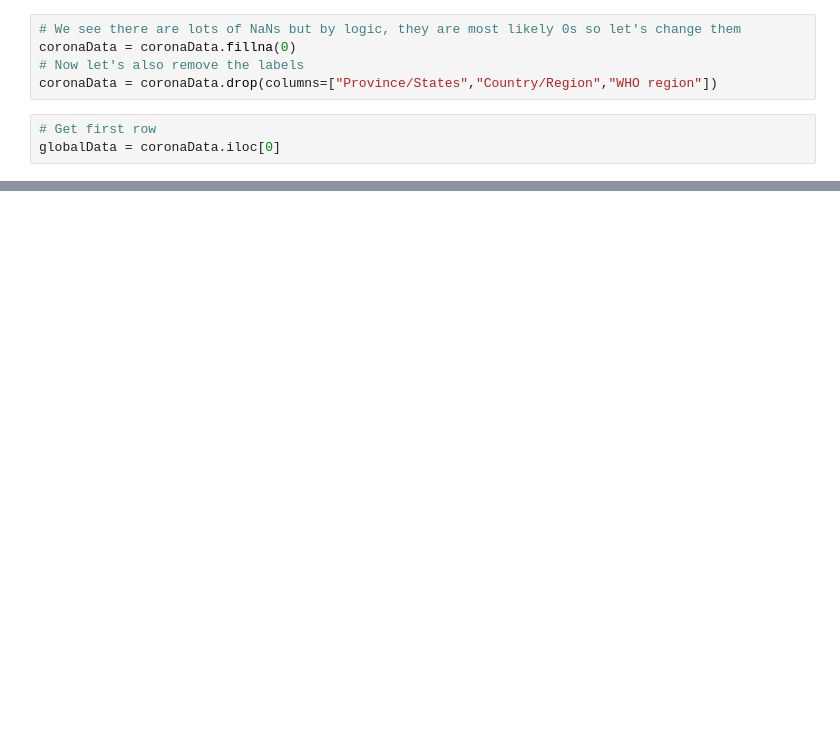
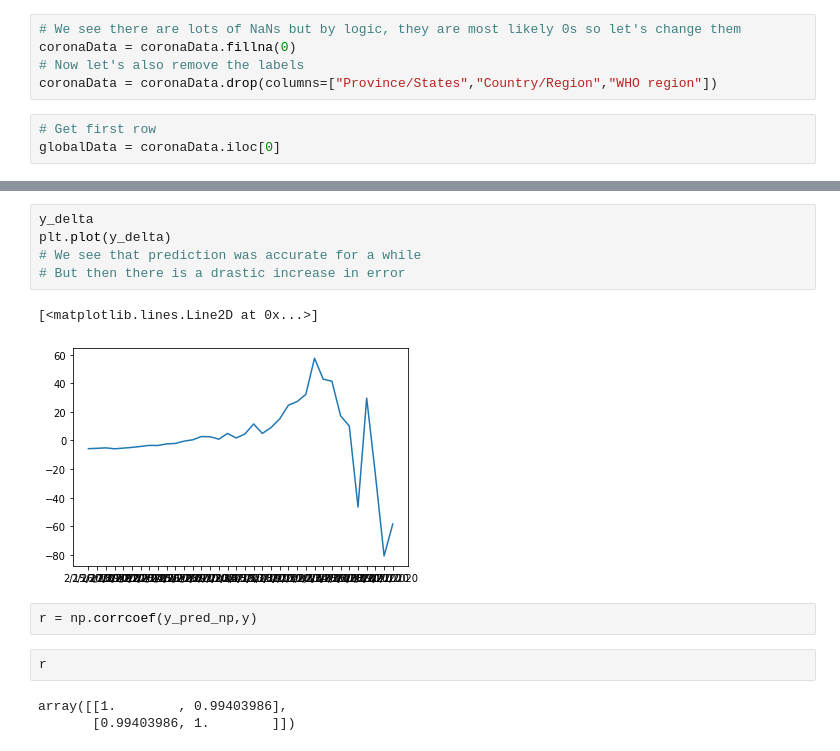
Before and after one commit to Fjallen/Coronavirus-Analysis, a Jupyter notebook: CoronaStats.ipynb, the cells around one changed output, grey strips where cells are left out. Cells and saved outputs as stored; diff of their text form; blank space fills up the shorter version.

```diff
--- a/CoronaStats.ipynb
+++ b/CoronaStats.ipynb
@@ -74,0 +122,15 @@ plt.plot(coronaData.iloc[49])
+# %%
+y_delta
+plt.plot(y_delta)
+# We see that prediction was accurate for a while
+# But then there is a drastic increase in error
+# %% [output]
+[<matplotlib.lines.Line2D at 0x...>]
+[figure, added]
+# %%
+r = np.corrcoef(y_pred_np,y)
+# %%
+r
+# %% [output]
+array([[1.        , 0.99403986],
+       [0.99403986, 1.        ]])
```
Also changed, not shown: parts of 19 cells of this notebook, 1 other file.
